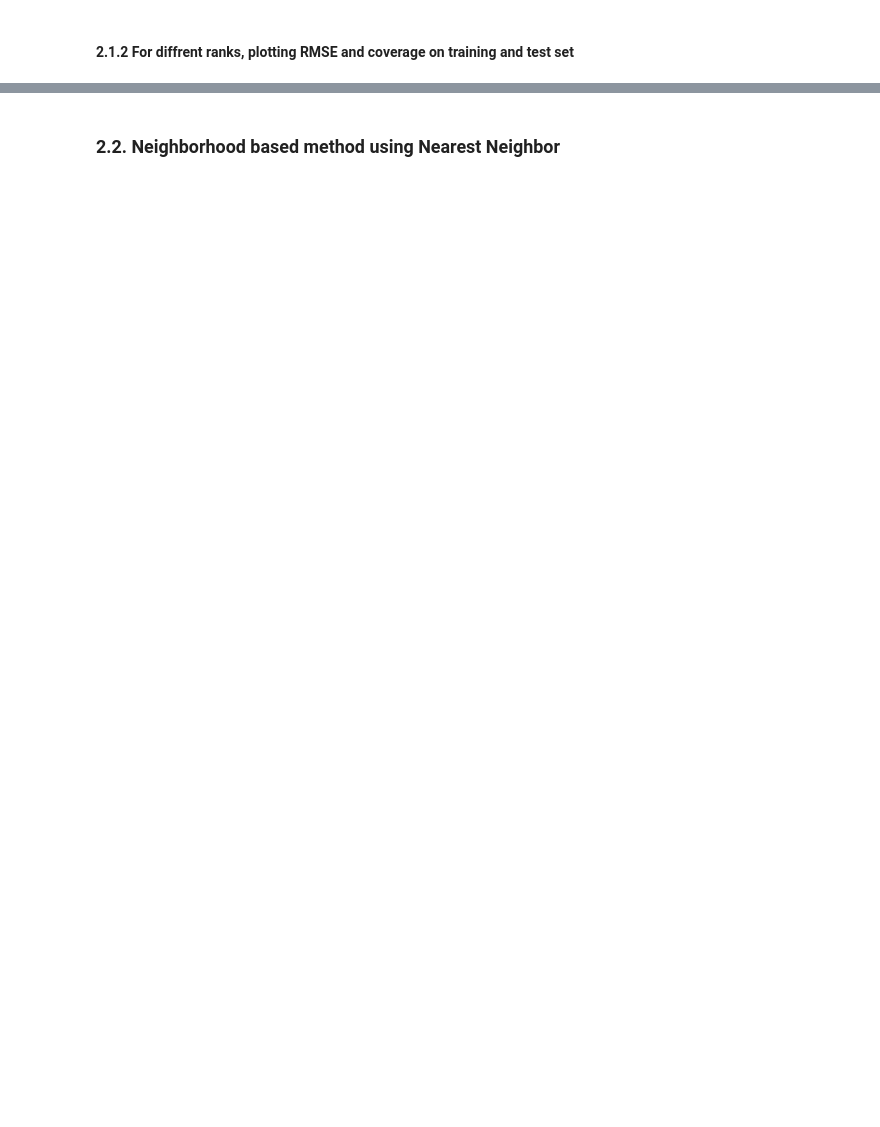
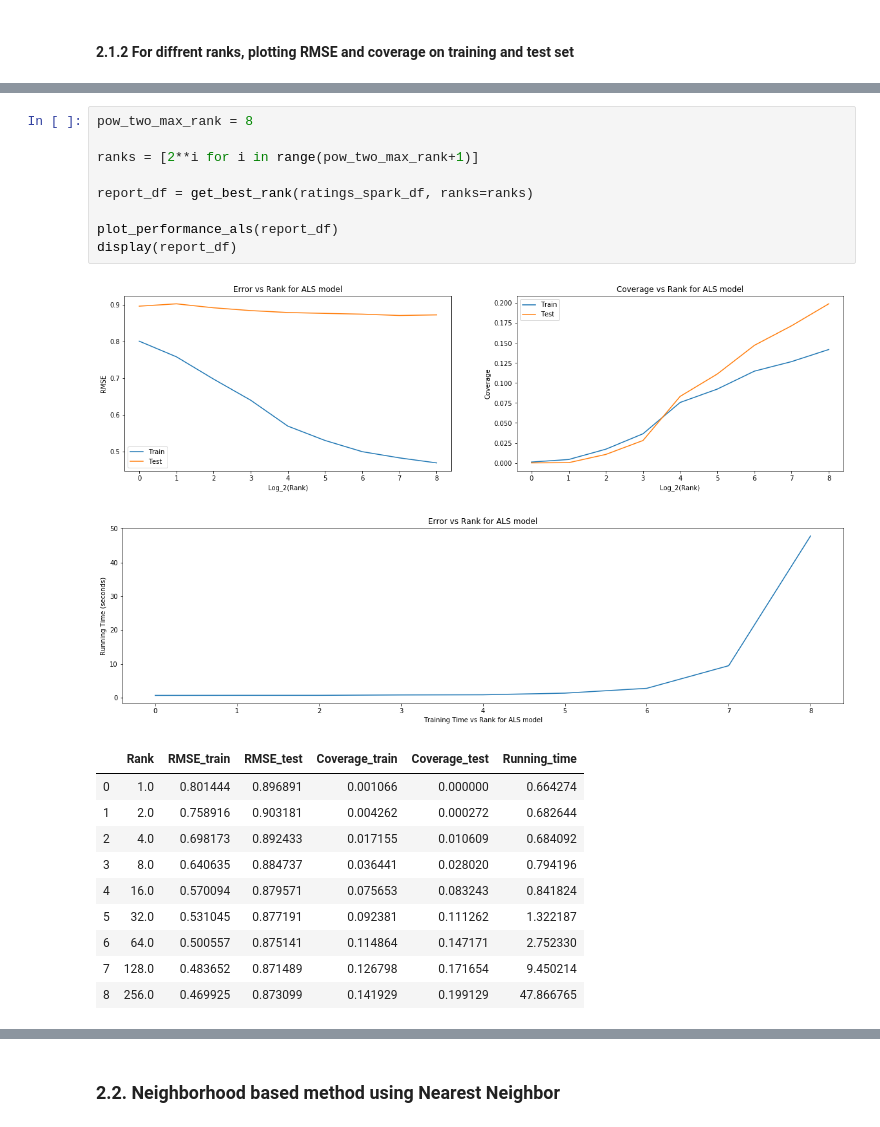
Before and after one commit to ridhi1412/personalization_1, a Jupyter notebook: Final.ipynb, the cells around one changed output, grey strips where cells are left out. Saved outputs shown, nothing was run; the diff lists cells and outputs as text; blank space fills up the shorter version.

Commit message:
LightFm and clean visualization

```diff
--- a/Final.ipynb
+++ b/Final.ipynb
@@ -133,0 +101,22 @@ display(report_df)
+# %%
+pow_two_max_rank = 8
+
+ranks = [2**i for i in range(pow_two_max_rank+1)]
+
+report_df = get_best_rank(ratings_spark_df, ranks=ranks)
+
+plot_performance_als(report_df)
+display(report_df)
+# %% [output]
+[figure, added]
+[figure, added]
+|  | Rank | RMSE_train | RMSE_test | Coverage_train | Coverage_test | Running_time |
+| 0 | 1.0 | 0.801444 | 0.896891 | 0.001066 | 0.000000 | 0.664274 |
+| 1 | 2.0 | 0.758916 | 0.903181 | 0.004262 | 0.000272 | 0.682644 |
+| 2 | 4.0 | 0.698173 | 0.892433 | 0.017155 | 0.010609 | 0.684092 |
+| 3 | 8.0 | 0.640635 | 0.884737 | 0.036441 | 0.028020 | 0.794196 |
+| 4 | 16.0 | 0.570094 | 0.879571 | 0.075653 | 0.083243 | 0.841824 |
+| 5 | 32.0 | 0.531045 | 0.877191 | 0.092381 | 0.111262 | 1.322187 |
+| 6 | 64.0 | 0.500557 | 0.875141 | 0.114864 | 0.147171 | 2.752330 |
+| 7 | 128.0 | 0.483652 | 0.871489 | 0.126798 | 0.171654 | 9.450214 |
+| 8 | 256.0 | 0.469925 | 0.873099 | 0.141929 | 0.199129 | 47.866765 |
```
Also changed, not shown: parts of 12 cells of this notebook, 4 other files.
